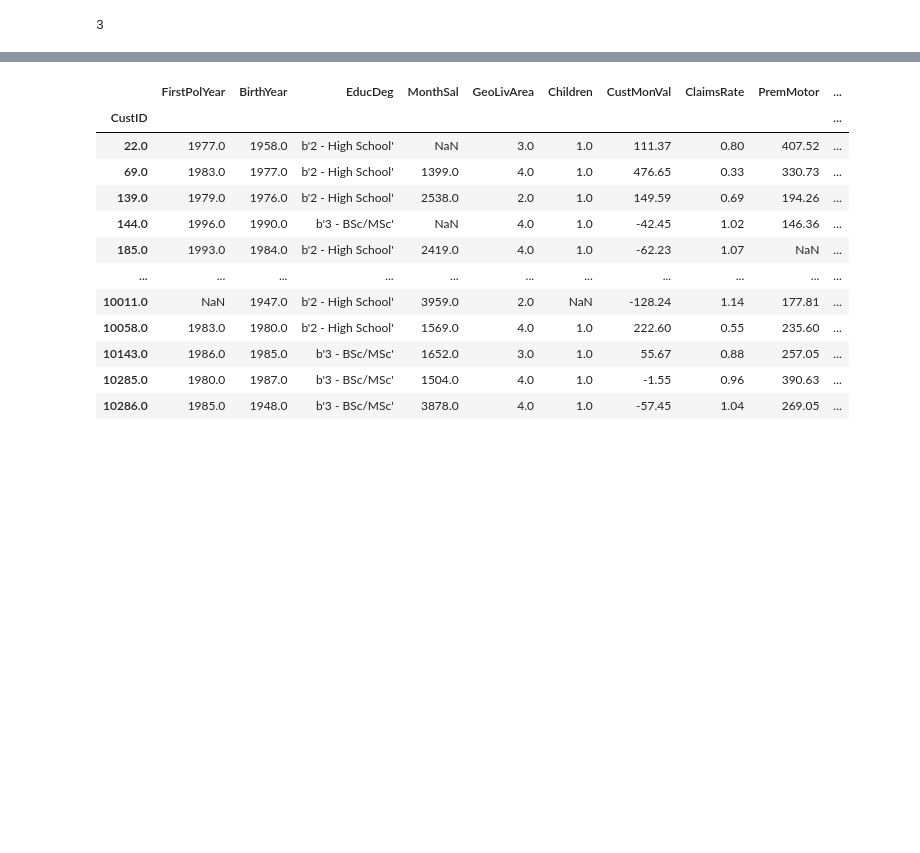
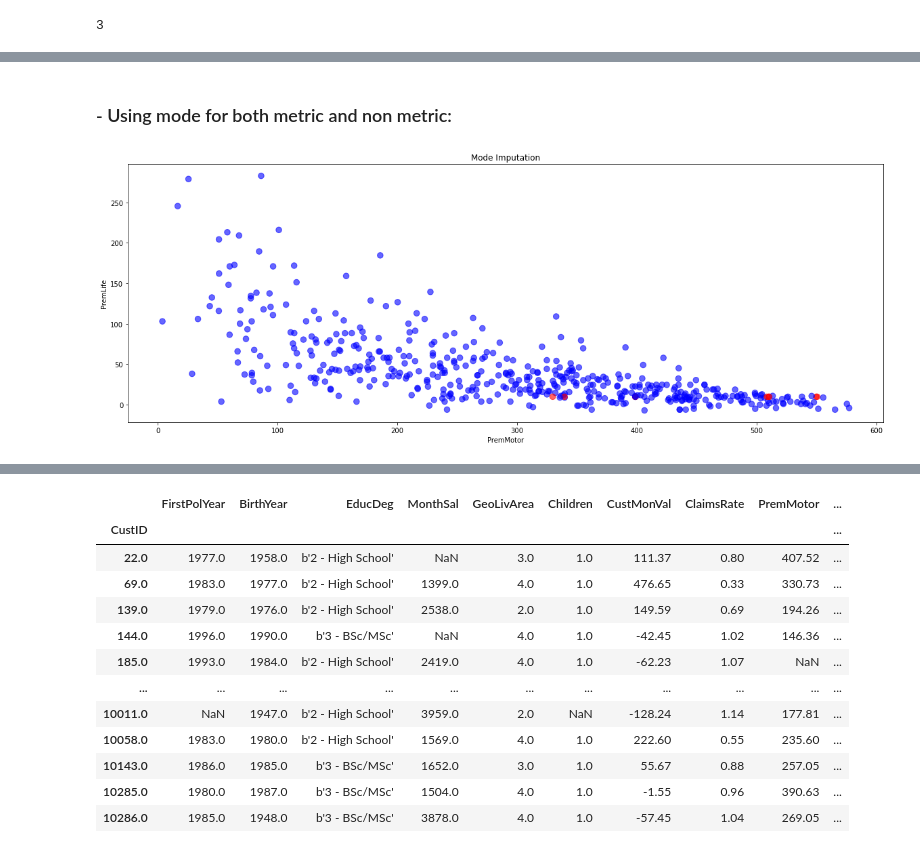
Before and after one commit to henrymmarques/DMProject, a Jupyter notebook: preprocess.ipynb, the cells around one changed output, grey strips where cells are left out. Drawn from its saved outputs; the diff is of its cells as text; code cells hidden in the pictures; blank space fills up the shorter version.

```diff
--- a/preprocess.ipynb
+++ b/preprocess.ipynb
@@ -81,0 +102,17 @@ df_filled[metric_features] = imputer.fit_transform(df_filled[metric_features])
+# %% [markdown]
+### - Using mode for both metric and non metric:
+# %%
+# Mode Imputation
+
+df_mode = df.copy()
+mode_imputer = SimpleImputer(strategy='most_frequent')
+df_mode[metric_features] = mode_imputer.fit_transform(df_mode[metric_features].values)
+df_mode[non_metric_features] = mode_imputer.fit_transform(df_mode[non_metric_features].values)
+
+# Scatter plot
+
+fig = plt.Figure()
+null_values = df['PremLife'].isnull()
+fig = df_mode[4020:4502].plot(x='PremMotor', y='PremLife', kind='scatter', c=null_values[4020:4502], cmap='bwr', title='Mode Imputation', colorbar=False, alpha=0.6, figsize=(20,7), s=72)
+# %% [output]
+[figure, added]
```
Also changed, not shown: parts of 36 cells of this notebook.
